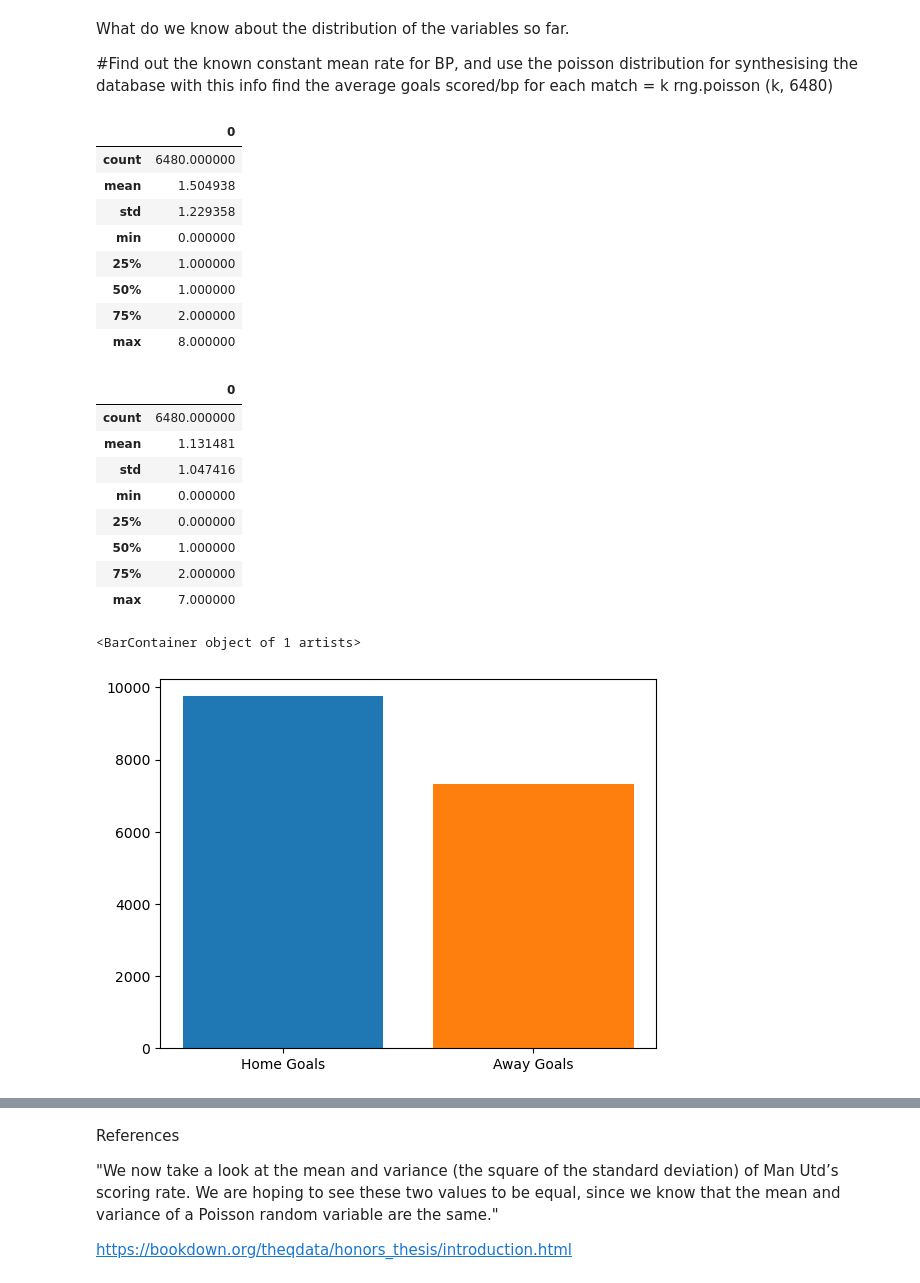
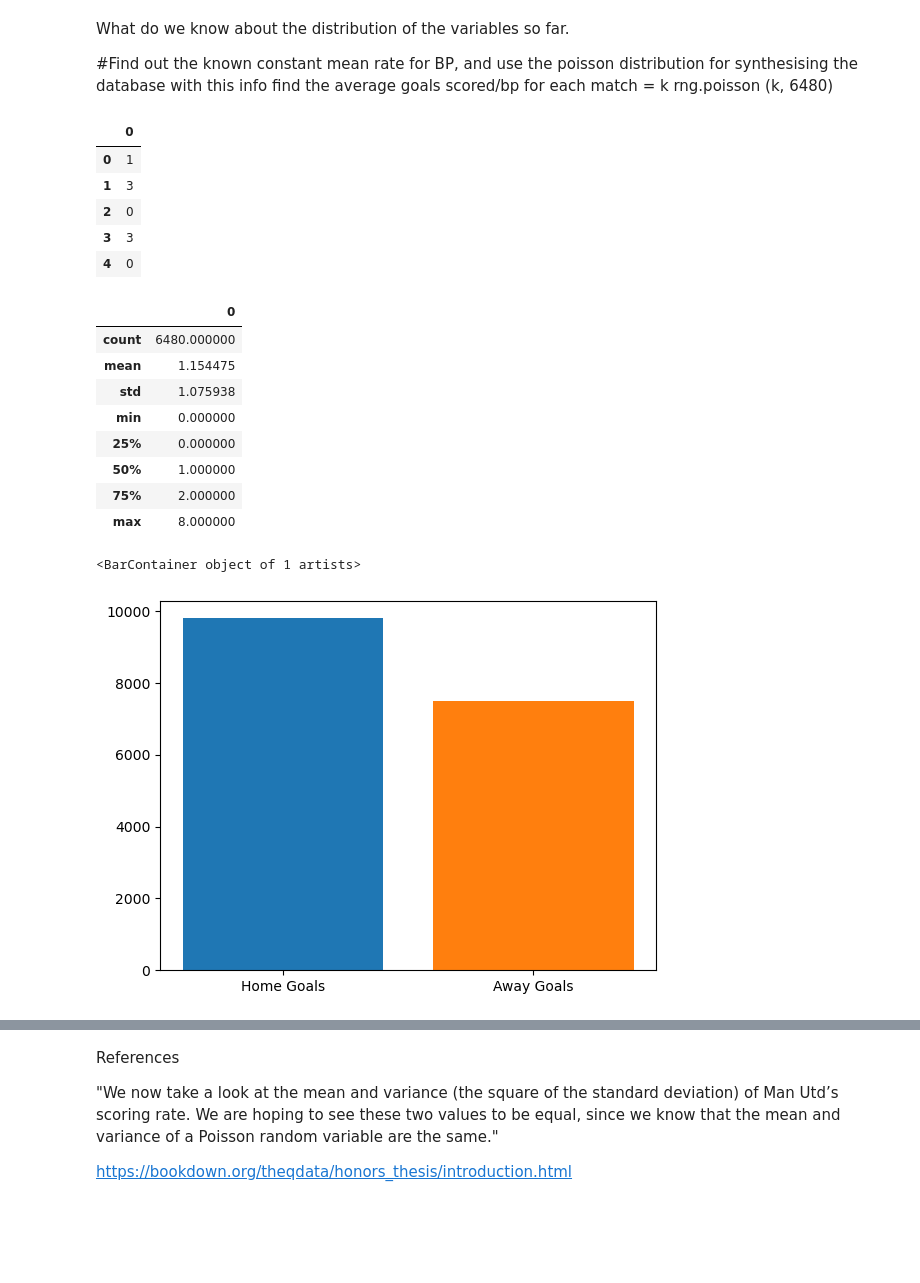
Before and after one commit to Kevin002023/PFDA-Assignment, a Jupyter notebook: PFDA -Assignment.ipynb, the cells around one changed output, grey strips where cells are left out. Cells and saved outputs as stored; diff of their text form; code cells hidden in the pictures; blank space fills up the shorter version.

```diff
--- a/PFDA -Assignment.ipynb
+++ b/PFDA -Assignment.ipynb
@@ -298,3 +293,10 @@ mean_away_r = 0.09400584795321637
+# %%
+mean_home_goals = home_goals.mean()
+mean_away_goals = away_goals.mean()
+mean_home_y = home_y.mean()
+mean_away_y = away_y.mean()
+mean_home_r = home_r.mean()
+mean_away_r = away_r.mean()
 # %% [markdown]
 What do we know about the distribution of the variables so far.
 
@@ -305,17 +307,14 @@ df1 = np.random.poisson(mean_home_goals, 6480)
 
 #New Home Goals (NHG) generated variable
 NHG = pd.DataFrame(df1)
-NHG.describe()
+NHG.head()
 # %% [output]
 |  | 0 |
-| count | 6480.000000 |
-| mean | 1.504938 |
-| std | 1.229358 |
-| min | 0.000000 |
-| 25% | 1.000000 |
-| 50% | 1.000000 |
-| 75% | 2.000000 |
-| max | 8.000000 |
+| 0 | 1 |
+| 1 | 3 |
+| 2 | 0 |
+| 3 | 3 |
+| 4 | 0 |
 # %%
 df2 = np.random.poisson(mean_away_goals, 6480)
 
@@ -325,21 +324,22 @@ NAG.describe()
 # %% [output]
 |  | 0 |
 | count | 6480.000000 |
-| mean | 1.131481 |
-| std | 1.047416 |
+| mean | 1.154475 |
+| std | 1.075938 |
 | min | 0.000000 |
 | 25% | 0.000000 |
 | 50% | 1.000000 |
 | 75% | 2.000000 |
-| max | 7.000000 |
+| max | 8.000000 |
 # %%
+# Create a bar chart showing the number of goals in our new dataframes
+
 fig, ax = plt.subplots()
 
-new_total_home_goals = NHG.sum()
-new_total_away_goals = NAG.sum()
+# df.sum() will allow us to get the total number of goals in each dataframe
 
-ax.bar('Home Goals', new_total_home_goals, label = 'Home Goals')
-ax.bar('Away Goals', new_total_away_goals, label = 'Away Goals')
+ax.bar('Home Goals', NHG.sum(), label = 'Home Goals')
+ax.bar('Away Goals', NAG.sum(), label = 'Away Goals')
 # %% [output]
 <BarContainer object of 1 artists>
-[figure, old version]
+[figure, new version]
```
Also changed, not shown: parts of 26 cells of this notebook.
